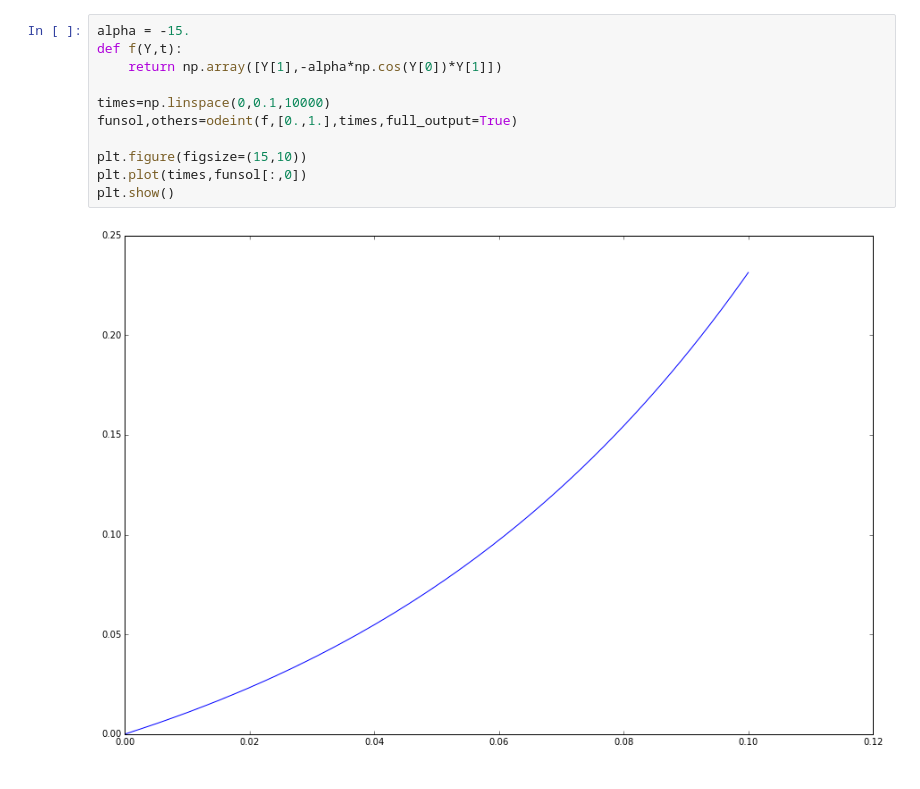
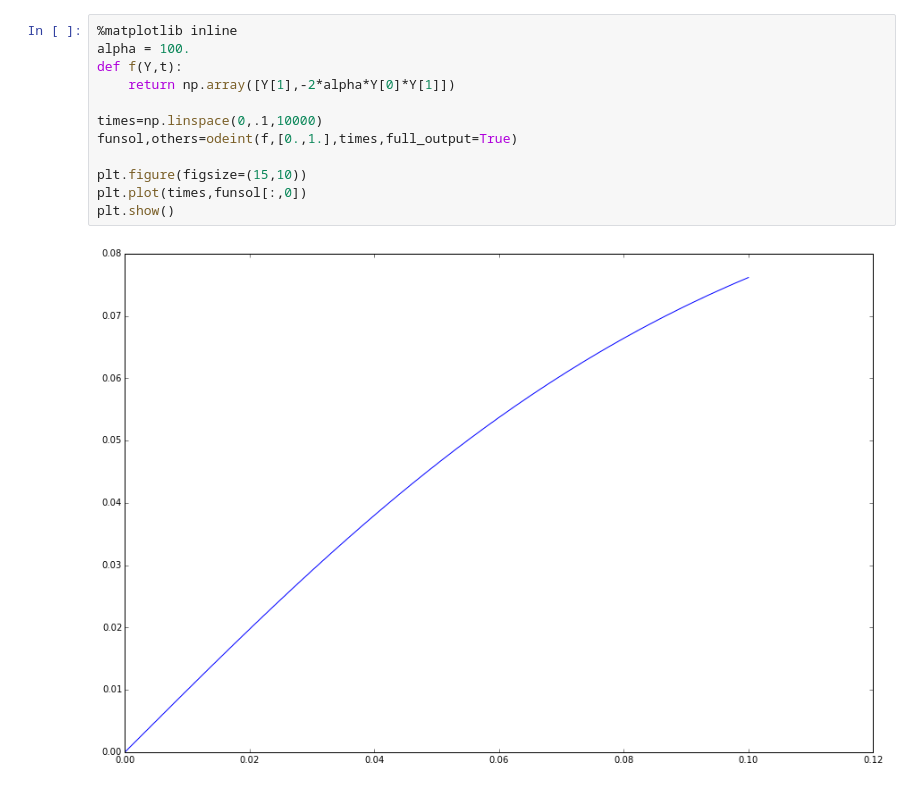
Before and after one commit to AHA-EL-CAPI/MC, a Jupyter notebook: Proyecto.ipynb, the cells around one changed output. Drawn from its saved outputs; the diff is of its cells as text.

```diff
--- a/Proyecto.ipynb
+++ b/Proyecto.ipynb
@@ -6,13 +44,14 @@ from scipy.integrate import odeint
 # %%
-alpha = -15.
+%matplotlib inline
+alpha = 100.
 def f(Y,t):
-    return np.array([Y[1],-alpha*np.cos(Y[0])*Y[1]])
+    return np.array([Y[1],-2*alpha*Y[0]*Y[1]])
 
-times=np.linspace(0,0.1,10000)
+times=np.linspace(0,.1,10000)
 funsol,others=odeint(f,[0.,1.],times,full_output=True)
 
 plt.figure(figsize=(15,10))
 plt.plot(times,funsol[:,0])
 plt.show()
 # %% [output]
-[figure, old version]
+[figure, new version]
```
Also changed, not shown: parts of 12 cells of this notebook.
